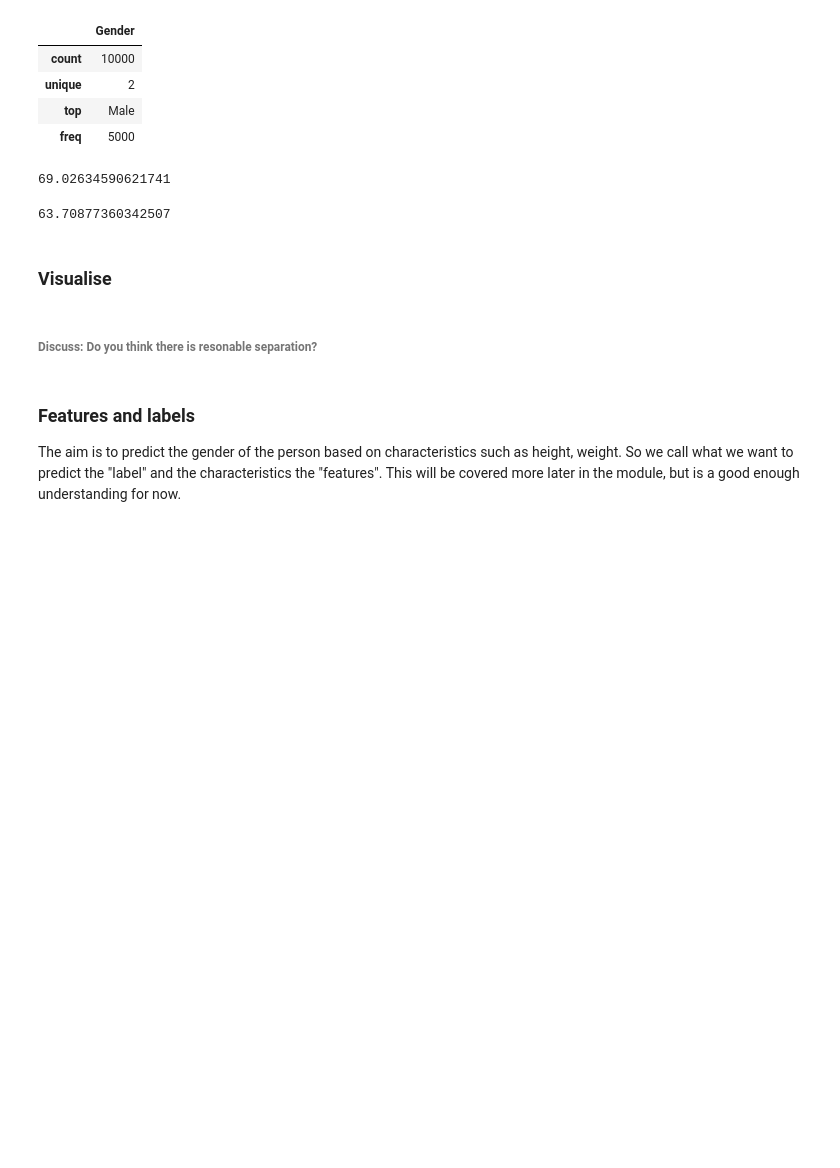
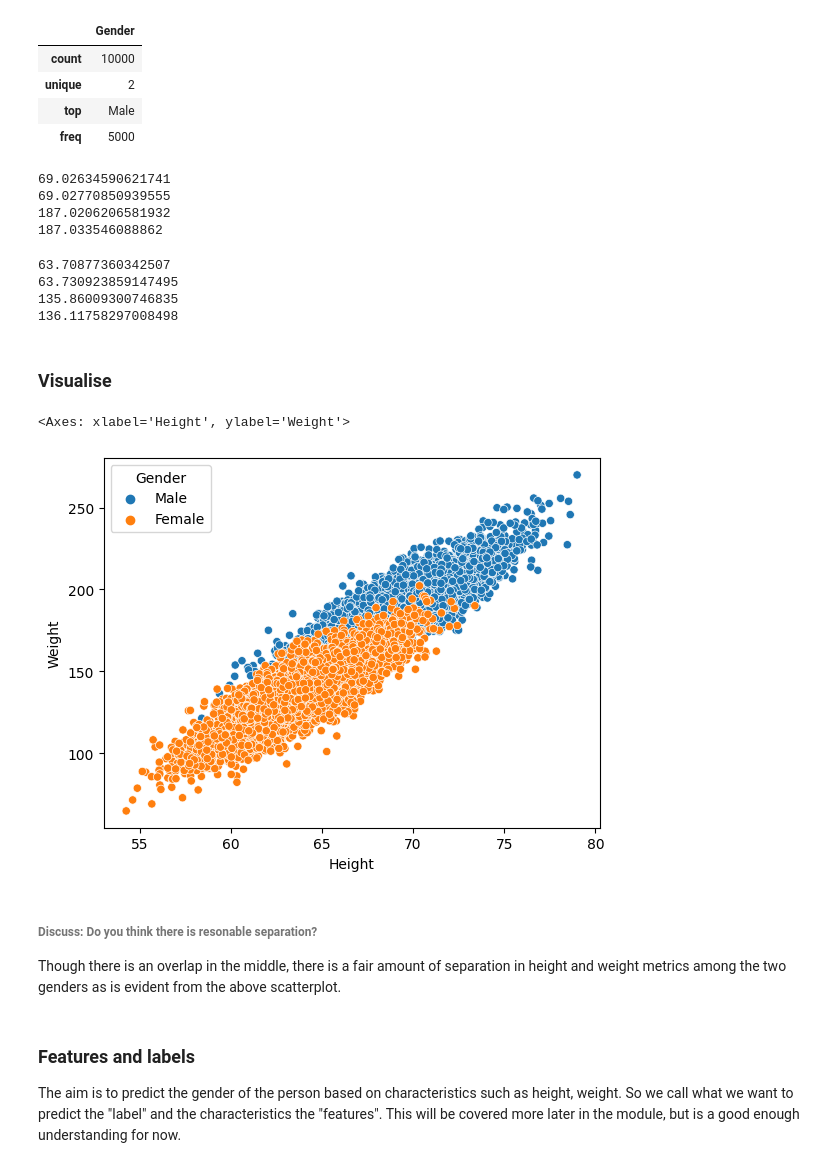
Before and after one commit to sprince0031/UL_Masters, a Jupyter notebook: SEM_1/CE4051-Introduction_to_Data_Engineering_and_Machine_Learning/Week1_2/Etivity1.2-3_Probability_23052058.ipynb, the cells around one changed output. Saved outputs shown, nothing was run; the diff lists cells and outputs as text; code cells hidden in the pictures; blank space fills up the shorter version.

```diff
--- a/SEM_1/CE4051-Introduction_to_Data_Engineering_and_Machine_Learning/Week1_2/Etivity1.2-3_Probability_23052058.ipynb
+++ b/SEM_1/CE4051-Introduction_to_Data_Engineering_and_Machine_Learning/Week1_2/Etivity1.2-3_Probability_23052058.ipynb
@@ -48,9 +48,11 @@ Data obtained from https://github.com/johnmyleswhite/ML_for_Hackers
 import numpy as np
 import pandas as pd
 import seaborn as sns
+import warnings
+warnings.filterwarnings('ignore', category=FutureWarning)
 
 # Read the data from the .csv, using the first row as the headers of the data
-data = pandas.read_csv('./DataSets/01_heights_weights_genders.csv',header=0)
+data = pd.read_csv('./DataSets/01_heights_weights_genders.csv',header=0)
 
 pd.set_option("display.precision", 2)
 # Show just the first few samples so we know it's read correctly
@@ -95,23 +97,39 @@ data.describe(include=object)
 | unique | 2 |
 | top | Male |
 | freq | 5000 |
-# %%
-data.loc[data['Gender'] == 'Male', 'Height'].mean()
-# %% [output]
-69.02634590621741
-# %%
-data.loc[data['Gender'] == 'Female', 'Height'].mean()
-# %% [output]
-63.70877360342507
+# %%
+print(data.loc[data['Gender'] == 'Male', 'Height'].mean())
+print(data.loc[data['Gender'] == 'Male', 'Height'].median())
+print(data.loc[data['Gender'] == 'Male', 'Weight'].mean())
+print(data.loc[data['Gender'] == 'Male', 'Weight'].median())
+# %% [output]
+69.02634590621741
+69.02770850939555
+187.0206206581932
+187.033546088862
+# %%
+print(data.loc[data['Gender'] == 'Female', 'Height'].mean())
+print(data.loc[data['Gender'] == 'Female', 'Height'].median())
+print(data.loc[data['Gender'] == 'Female', 'Weight'].mean())
+print(data.loc[data['Gender'] == 'Female', 'Weight'].median())
+# %% [output]
+63.70877360342507
+63.730923859147495
+135.86009300746835
+136.11758297008498
 # %% [markdown]
 ### Visualise
 # %%
 ################################
 # Your code here
 
-sns.plot(x='Height',hue='Gender',data=data,kind="scatter")
+sns.scatterplot(x='Height', y='Weight', hue='Gender',data=data)
+# %% [output]
+<Axes: xlabel='Height', ylabel='Weight'>
+[figure, added]
-# %% [markdown]
-###### Discuss: Do you think there is resonable separation?
+# %% [markdown]
+###### Discuss: Do you think there is resonable separation?
+Though there is an overlap in the middle, there is a fair amount of separation in height and weight metrics among the two genders as is evident from the above scatterplot.
 # %% [markdown]
 ### Features and labels
 The aim is to predict the gender of the person based on characteristics such as height, weight. So we call what we want to predict the "label" and the characteristics the "features". This will be covered more later in the module, but is a good enough understanding for now.
```
Also changed, not shown: parts of 16 cells of this notebook.
